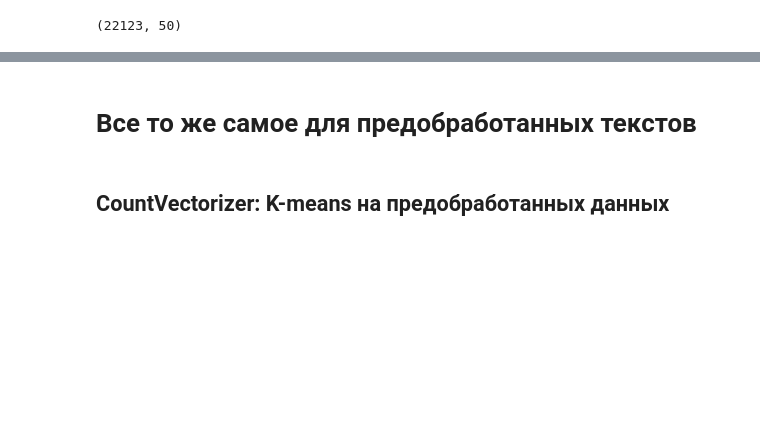
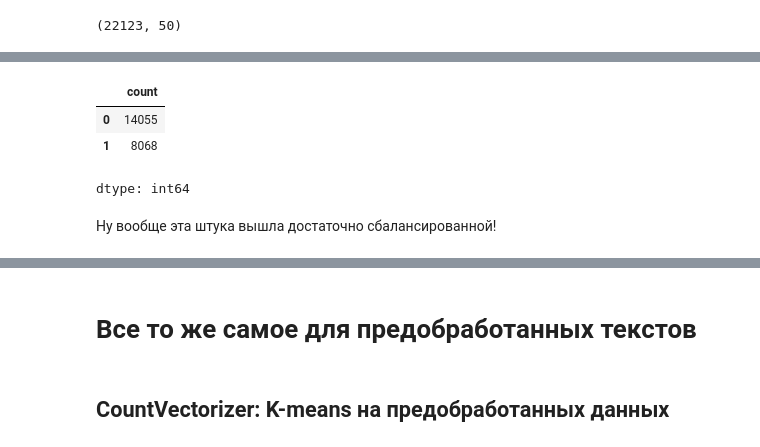
Before and after one commit to vixbi/machinelearning, a Jupyter notebook: HW5_Shumakova_ML.ipynb, the cells around one changed output, grey strips where cells are left out. Saved outputs shown, nothing was run; the diff lists cells and outputs as text; code cells hidden in the pictures; blank space fills up the shorter version.

```diff
--- a/HW5_Shumakova_ML.ipynb
+++ b/HW5_Shumakova_ML.ipynb
@@ -494,0 +500,16 @@ np.array(glove_vec).shape
+# %%
+# делаем на двух
+kmeans_glove = cluster.KMeans(n_clusters=2,
+                           random_state=17,
+                           init='k-means++')
+
+kmeans_glove_labels = kmeans_glove.fit_predict(glove_vec)
+
+display(pd.Series(kmeans_glove_labels).value_counts())
+# %% [output]
+|  | count |
+| 0 | 14055 |
+| 1 | 8068 |
+dtype: int64
+# %% [markdown]
+Ну вообще эта штука вышла достаточно сбалансированной!
```
Also changed, not shown: parts of 22 cells of this notebook.
